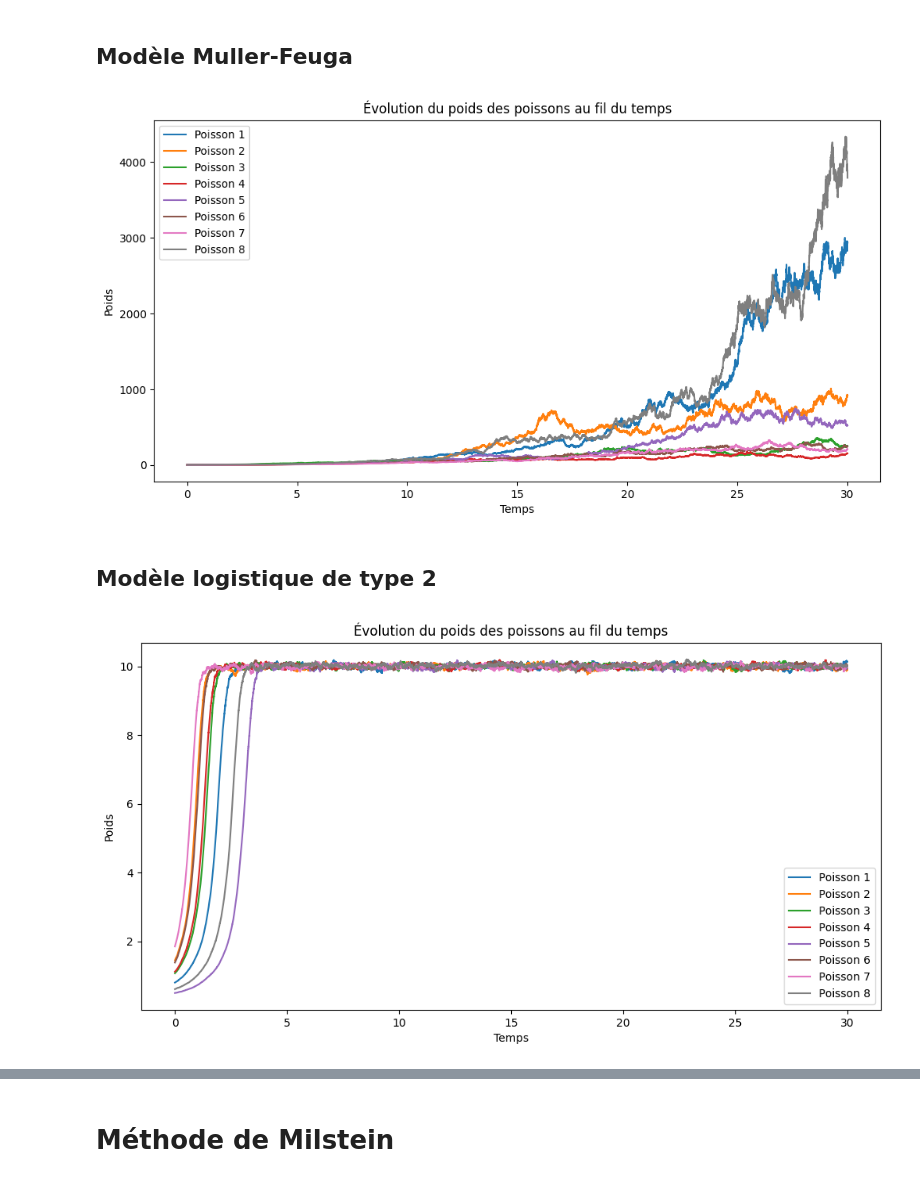
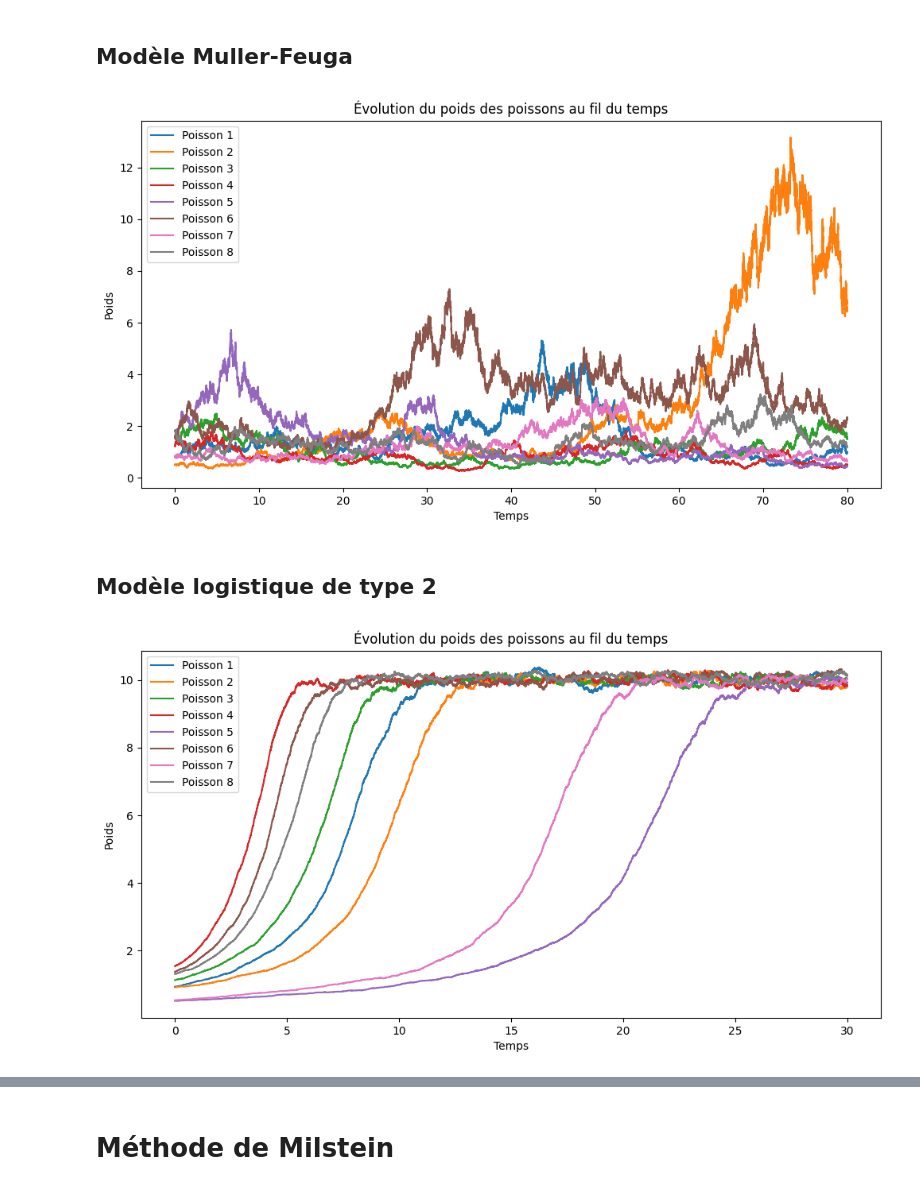
Before and after one commit to leaajo/sde_resolve, a Jupyter notebook: first_approach.ipynb, the cells around one changed output, grey strips where cells are left out. Drawn from its saved outputs; the diff is of its cells as text; code cells hidden in the pictures.

```diff
--- a/first_approach.ipynb
+++ b/first_approach.ipynb
@@ -103,7 +103,7 @@ plt.show()
 # %% [markdown]
 ## Modèle Muller-Feuga
 # %%
-def b(x, k, N, a = 0.5, b = 0.1):
+def b(x, k, N, a = 0.001, b = 0.01):
     return (a*x+b)**(0.7+0.1*(k/N))
 
 def sigma(c, x, alpha = 1):
@@ -111,7 +111,7 @@ def sigma(c, x, alpha = 1):
 
 # Paramètres
 N = 8  # Nombre de poissons
-temps_final = 30
+temps_final = 80
 finesse_pas = 0.001
 nombre_observations = int(temps_final / finesse_pas) + 1
 pas = finesse_pas
@@ -122,39 +122,39 @@ mu = 0
 tableau_poids = np.zeros((nombre_observations, N))
 X_0 = np.random.uniform(0.5, 2, N)
 tableau_poids[0, :] = X_0
 
 # Remplissage du tableau
 for i in range(1, nombre_observations):
 
     # On ordonne les poids
     poids_ordonnes = tableau_poids[i-1, :]
     poids_ordonnes = np.sort(poids_ordonnes)
 
     for j in range(N):
         #k = np.where(poids_ordonnes == tableau_poids[i-1, j])[0][0]
         k = np.searchsorted(poids_ordonnes, tableau_poids[i-1, j])
         x = tableau_poids[i-1, j]
         tableau_poids[i, j] = x + b(x, k, N) * pas + sigma(c, x) * np.random.normal(0, sqrt(pas))
 
 temps = np.linspace(0, temps_final, nombre_observations)
 
 # graphique
 plt.figure(figsize=(12, 6))
 for j in range(N):
     plt.plot(temps, tableau_poids[:, j], label=f'Poisson {j+1}')
 
 plt.xlabel('Temps')
 plt.ylabel('Poids')
 plt.title('Évolution du poids des poissons au fil du temps')
 plt.legend()
 plt.show()
 # %% [output]
-[figure, old version]
+[figure, new version]
 # %% [markdown]
 ## Modèle logistique de type 2
 # %%
 def b(x, k, N, x_max=10):
-    return (0.7+0.1*(k/N))*x*x*(1-x/x_max)
+    return (0.1+0.1*(k/N))*x*x*(1-x/x_max)
 
 def sigma(c, x):
     return c * x
@@ -199,7 +199,7 @@ plt.title('Évolution du poids des poissons au fil du temps')
 plt.legend()
 plt.show()
 # %% [output]
-[figure, old version]
+[figure, new version]
 # %%
 def b(x, k, N, x_max=10):
     return (0.7+0.1*(k/N))*x*x*((1-x/x_max)**2)
```
Also changed, not shown: parts of 10 cells of this notebook, 39 other files.
